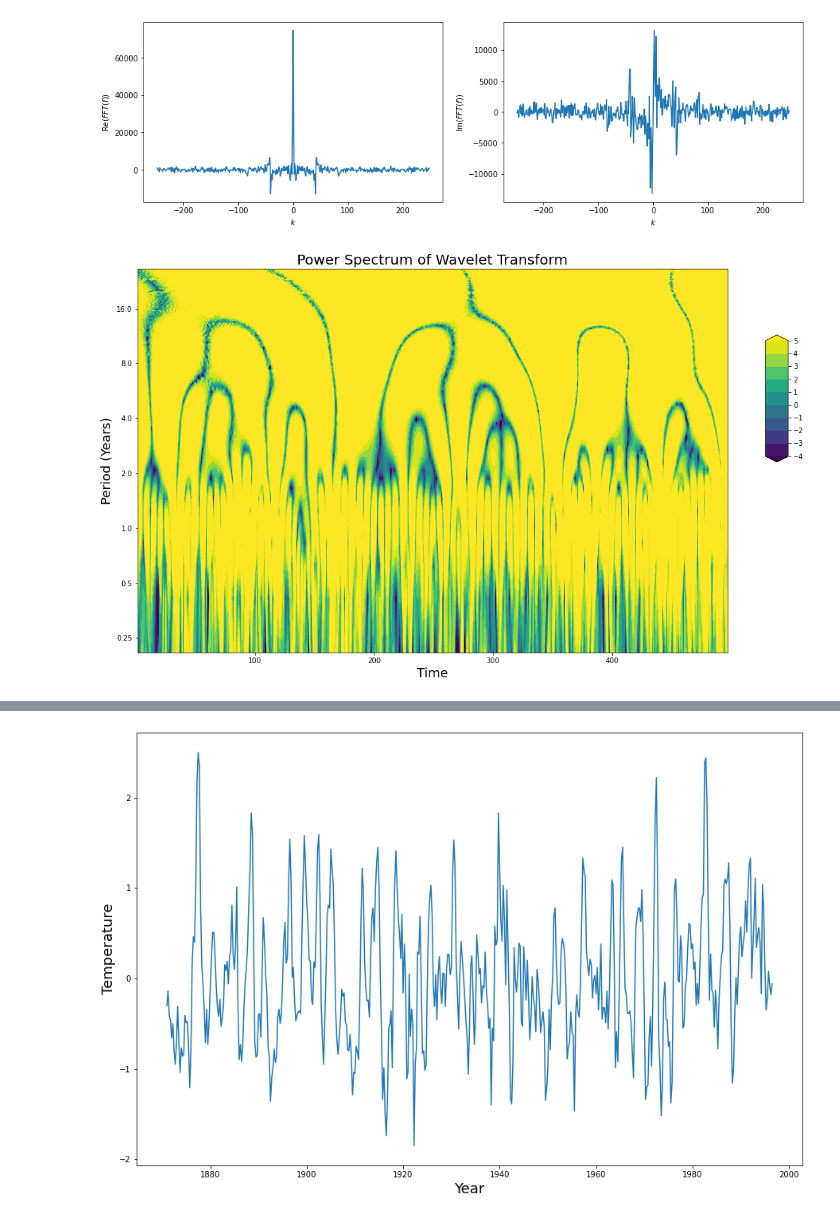
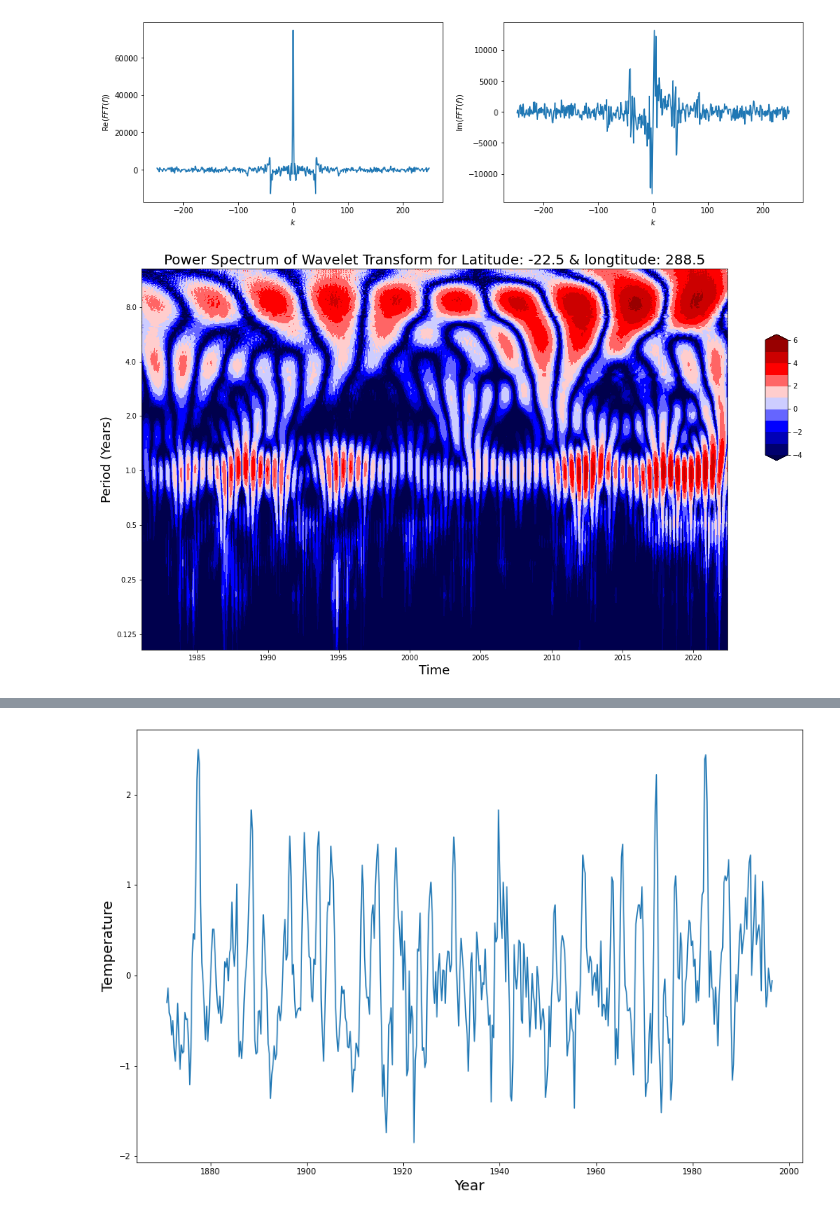
Before and after one commit to UW-Upwelling-Project/Casual_Bakun_Hypothesis, a Jupyter notebook: Wavelet_Analysis.ipynb, the cells around one changed output, grey strips where cells are left out. Saved outputs shown, nothing was run; the diff lists cells and outputs as text; code cells hidden in the pictures.

```diff
--- a/Wavelet_Analysis.ipynb
+++ b/Wavelet_Analysis.ipynb
@@ -76,4 +76,4 @@ x_list = []
 for i in range(len(upwelling_index)):
     x_list.append(i)
 # %%
-center_function = lambda x: x - x.mean()
+upwelling_data = (chile2['Upwelling'][1:] - np.mean(chile2['Upwelling'][1:])) / np.std(chile2['Upwelling'][1:])
@@ -120,31 +118,31 @@ plt.show()
 # %% [output]
 [figure]
 # %%
-time = x_list[1:]
+time = [x/12+1981 for x in x_list[1:]]
 # %%
 scales = np.arange(1, 128)
 
-[wc, freq] = pywt.cwt(chile2_normalized, scales, 'gaus3', 1/12)
+[wc, freq] = pywt.cwt(upwelling_data, scales, 'morl', 1/12)
 
 power = wc**2
 period = 1. / freq
 
-levels = [0.0625, 0.125, 0.25, 0.5, 1, 2, 4, 8, 16, 32]
+levels = [0.0625, 0.125, 0.25, 0.5, 1, 2, 4, 8, 16, 32, 64]
 contourlevels = np.log2(levels)
 
 fig, ax = plt.subplots(figsize=(15, 10))
-im = ax.contourf(time, np.log2(period), np.log2(power), contourlevels, extend='both')
+im = ax.contourf(time, np.log2(period), np.log2(power), contourlevels, extend='both', cmap='seismic')
 
-ax.set_title('Power Spectrum of Wavelet Transform', fontsize=20)
+ax.set_title('Power Spectrum of Wavelet Transform for Latitude: -22.5 & longtitude: 288.5', fontsize=20)
 ax.set_xlabel('Time', fontsize=18)
 ax.set_ylabel('Period (Years)', fontsize=18)
 
 yticks = 2**np.arange(np.ceil(np.log2(period.min())), np.ceil(np.log2(period.max())))
 ax.set_yticks(np.log2(yticks))
 ax.set_yticklabels(yticks)
 
 cbar_ax = fig.add_axes([0.95, 0.5, 0.03, 0.25])
 fig.colorbar(im, cax=cbar_ax, orientation="vertical")
 plt.show()
 # %% [output]
-[figure, old version]
+[figure, new version]
```
Also changed, not shown: parts of 10 cells of this notebook.
